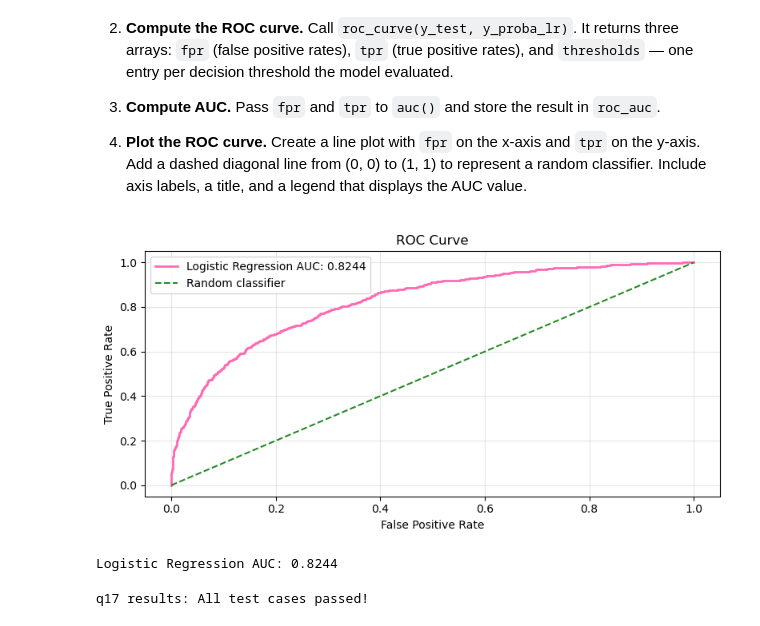
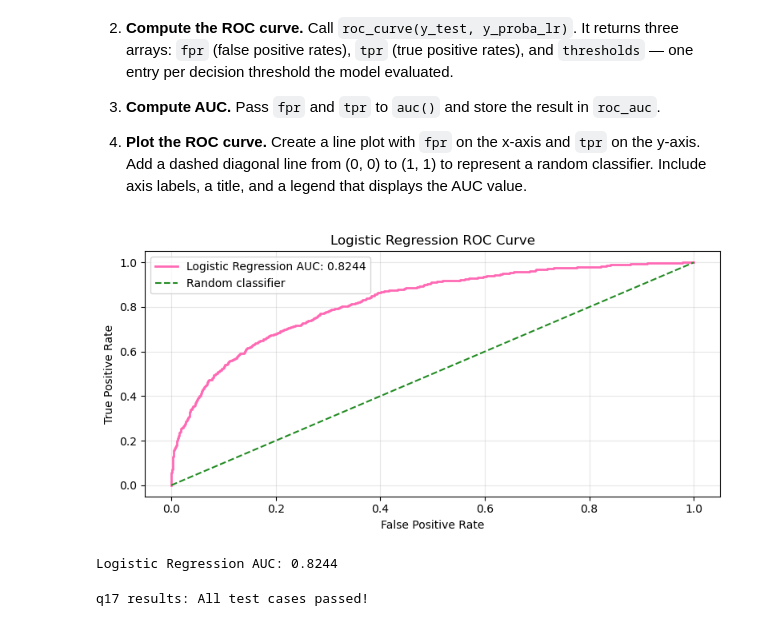
Before and after one commit to sofiiir/eds232-assignment2, a Jupyter notebook: hw2-task2.ipynb, the cells around one changed output. Saved outputs shown, nothing was run; the diff lists cells and outputs as text; code cells hidden in the pictures.

```diff
--- a/hw2-task2.ipynb
+++ b/hw2-task2.ipynb
@@ -473,35 +473,35 @@ Follow these steps:
 # calculate predicted probability for each test observation
 lr.predict_proba(X_test)
 
 y_proba_lr = lr.predict_proba(X_test)[:,1]
 fpr, tpr, thresholds = roc_curve(y_test, y_proba_lr)
 roc_auc = auc(fpr,tpr)
 
 # plot the ROC curve
 fig, ax = plt.subplots(figsize=(8, 4))
 
 # add the ROC curve
 ax.plot(fpr, tpr, color = 'hotpink', linewidth = 2, label = F'Logistic Regression AUC: {roc_auc:.4f}')
 
 # add random classifier line
 ax.plot([0, 1], [0, 1], color = 'forestgreen', linestyle = '--', label = 'Random classifier')
 
 
 
 
 ax.set_xlabel('False Positive Rate')
 ax.set_ylabel('True Positive Rate')
-ax.set_title('ROC Curve')
+ax.set_title('Logistic Regression ROC Curve')
 ax.legend()
 ax.grid(True, alpha=0.3)
 plt.tight_layout()
 plt.show()
 
 
 
 print(f'Logistic Regression AUC: {roc_auc:.4f}')
 # %% [output]
-[figure, old version]
+[figure, new version]
 Logistic Regression AUC: 0.8244
 # %%
 grader.check("q17")
```
Also changed, not shown: parts of 1 cell of this notebook.
